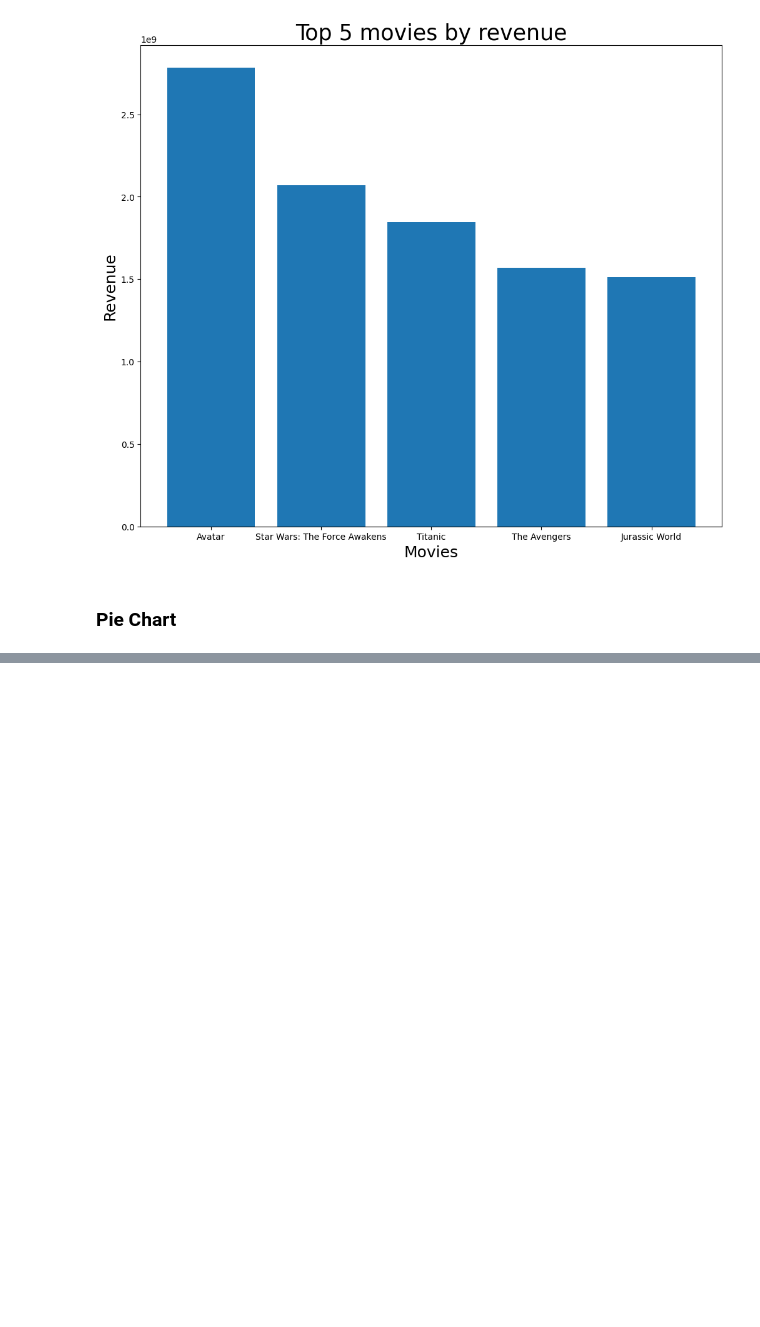
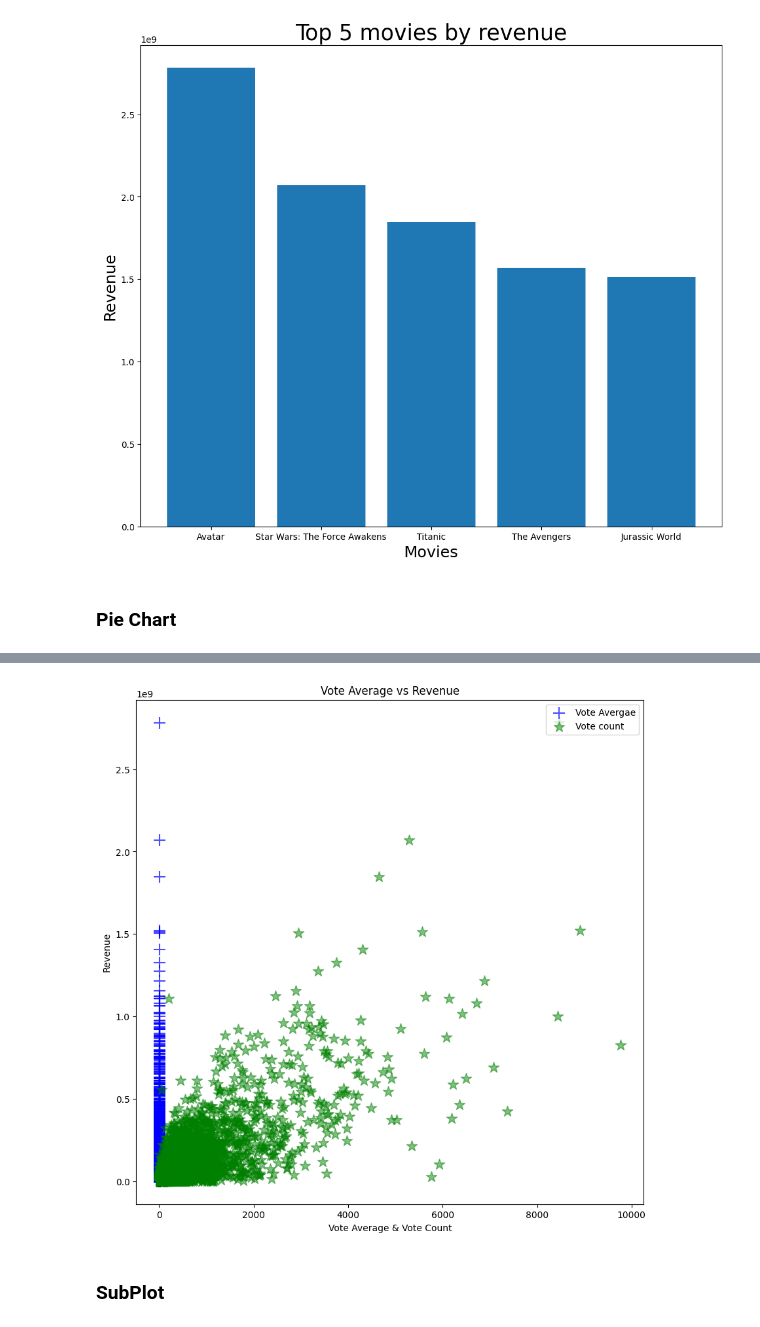
Before and after one commit to Hassan-Ahlgamdi/python-notes, a Jupyter notebook: notes.ipynb, the cells around one changed output, grey strips where cells are left out. Drawn from its saved outputs; the diff is of its cells as text; code cells hidden in the pictures; blank space fills up the shorter version.

```diff
--- a/notes.ipynb
+++ b/notes.ipynb
@@ -691,0 +745,14 @@ NameError: name 'plt' is not defined
+# %%
+plt.figure(figsize=(10,10))
+plt.scatter(df.vote_average, df.revenue, alpha=0.7, color = 'blue', label='Vote Avergae', marker='+', s=150)
+plt.scatter(df.vote_count, df.revenue, alpha=0.5, color = 'green', label='Vote count', marker='*', s=150)
+plt.legend(loc='upper right')
+plt.xlabel('Vote Average & Vote Count')
+plt.ylabel('Revenue')
+plt.title('Vote Average vs Revenue')
+
+plt.show()
+# %% [output]
+[figure, added]
+# %% [markdown]
+### SubPlot
```
Also changed, not shown: parts of 11 cells of this notebook.
